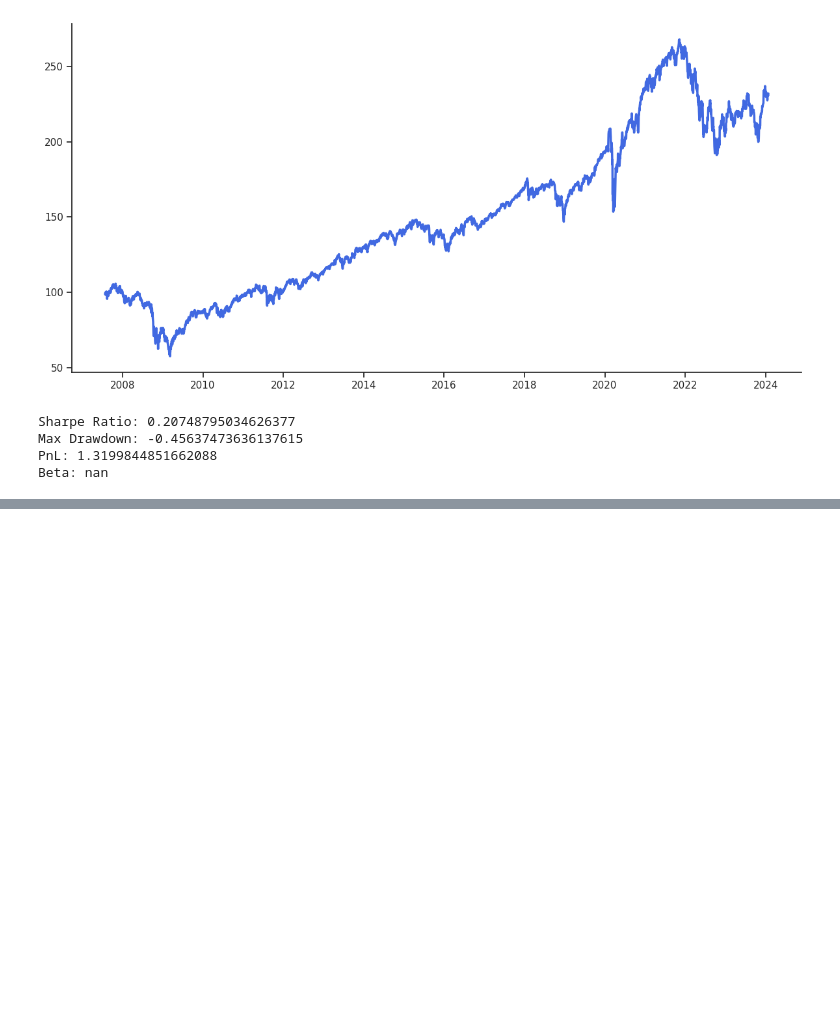
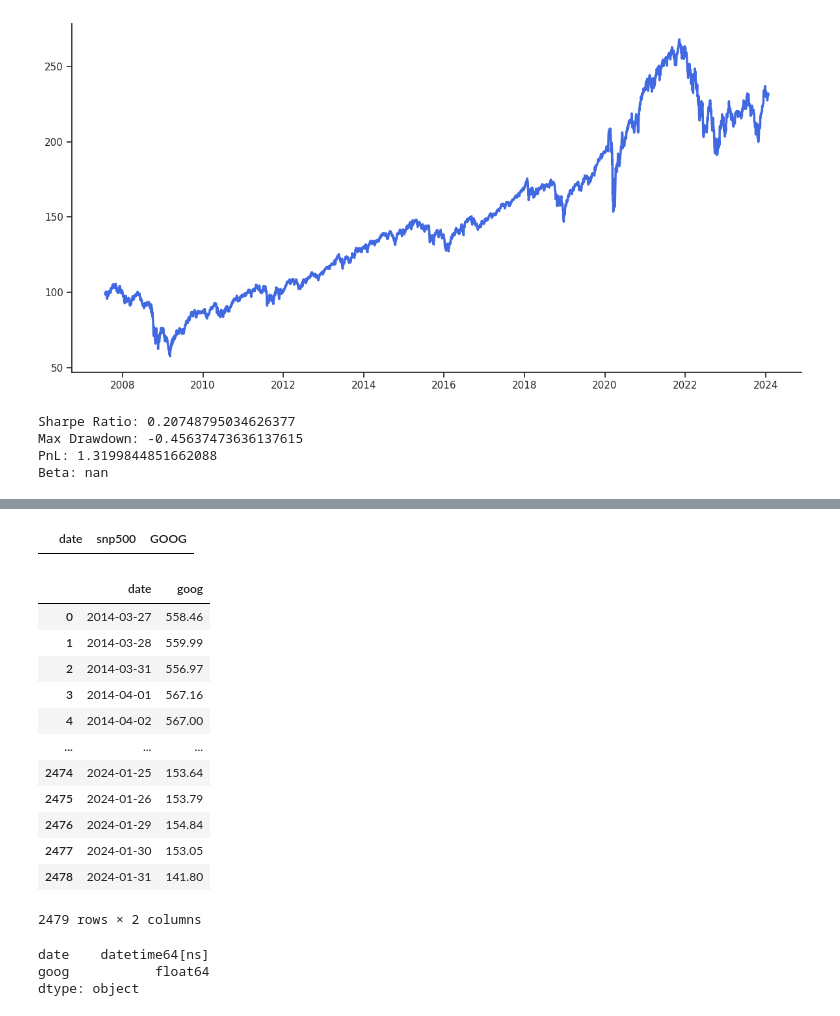
Before and after one commit to NUSFintechQuant/AY2324S1-Modern-Portfolio-Theory, a Jupyter notebook: portfolio/portfolio_demo.ipynb, the cells around one changed output, grey strips where cells are left out. Saved outputs shown, nothing was run; the diff lists cells and outputs as text; code cells hidden in the pictures; blank space fills up the shorter version.

```diff
--- a/portfolio/portfolio_demo.ipynb
+++ b/portfolio/portfolio_demo.ipynb
@@ -249,0 +272,5 @@ Beta: nan
+# %%
+test_df = test_portfolio.generate_df()
+test_df
+# %% [output]
+|  | date | snp500 | GOOG |
@@ -249,0 +288,22 @@ Beta: nan
+# %%
+r1
+# %% [output]
+|  | date | goog |
+| 0 | 2014-03-27 | 558.46 |
+| 1 | 2014-03-28 | 559.99 |
+| 2 | 2014-03-31 | 556.97 |
+| 3 | 2014-04-01 | 567.16 |
+| 4 | 2014-04-02 | 567.00 |
+| ... | ... | ... |
+| 2474 | 2024-01-25 | 153.64 |
+| 2475 | 2024-01-26 | 153.79 |
+| 2476 | 2024-01-29 | 154.84 |
+| 2477 | 2024-01-30 | 153.05 |
+| 2478 | 2024-01-31 | 141.80 |
+2479 rows × 2 columns
+# %%
+r1.dtypes
+# %% [output]
+date    datetime64[ns]
+goog           float64
+dtype: object
```
Also changed, not shown: parts of 9 cells of this notebook, 2 other files.
